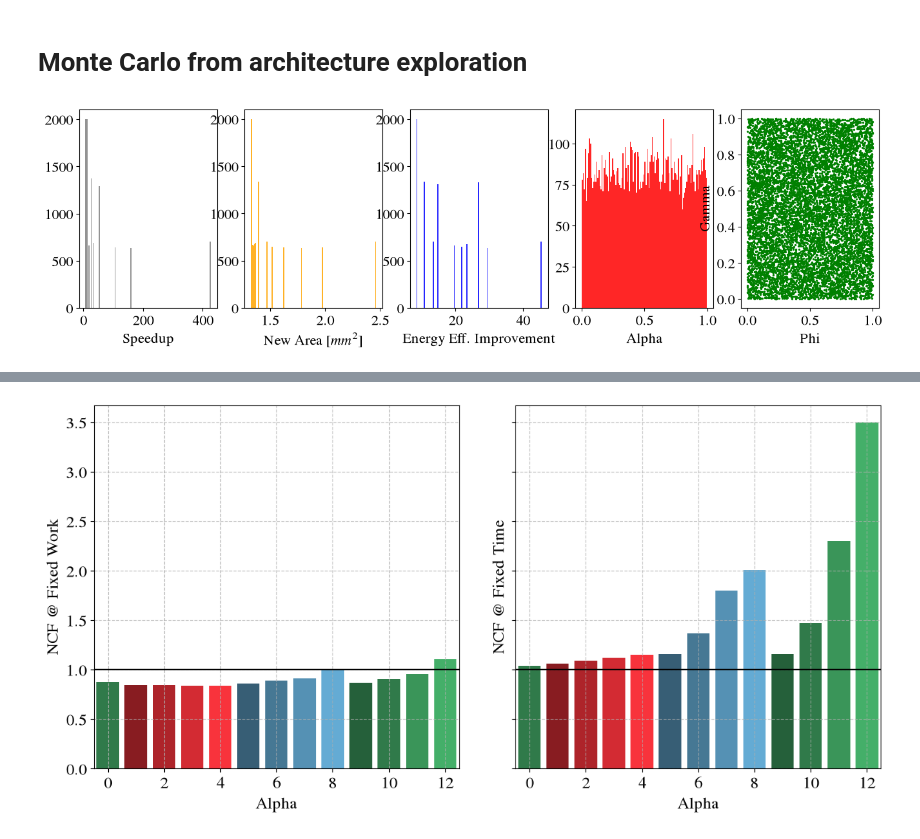
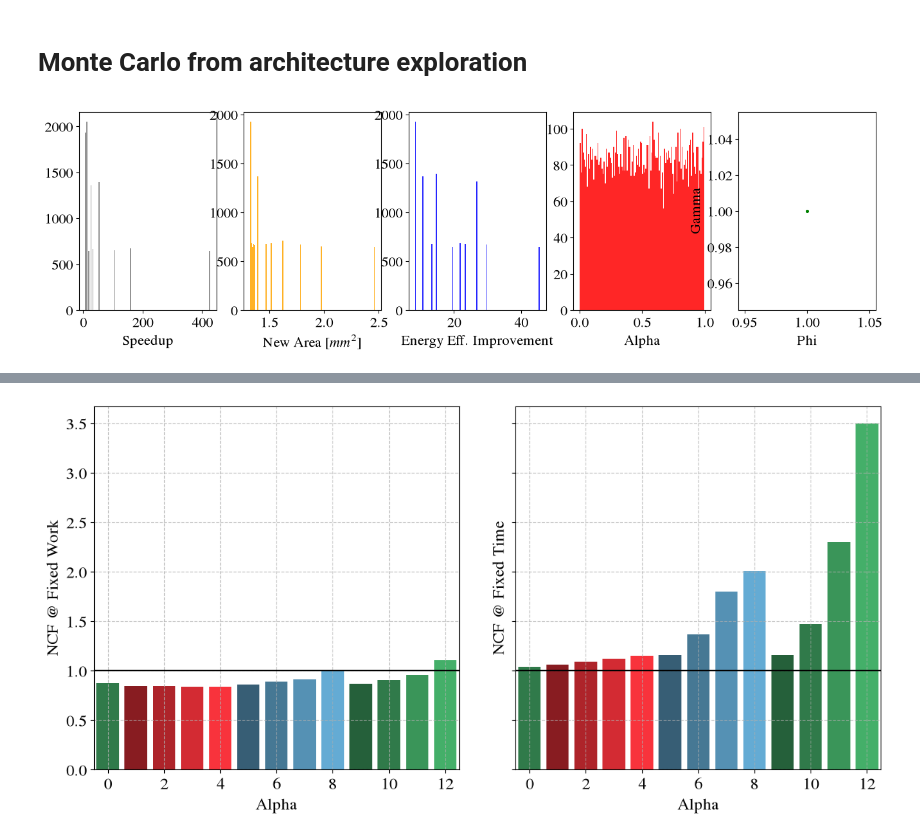
Before and after one commit to PolMaistriaux/IoT_Node_Modeling, a Jupyter notebook: Test_new_applications/Notebook_ASI_Framework.ipynb, the cells around one changed output, grey strips where cells are left out. Drawn from its saved outputs; the diff is of its cells as text; code cells hidden in the pictures.

```diff
--- a/Test_new_applications/Notebook_ASI_Framework.ipynb
+++ b/Test_new_applications/Notebook_ASI_Framework.ipynb
@@ -125,6 +125,8 @@ baseline_techNode= 65 #10
 baseline_energy  = nFFT* 5.7e-9
 baseline_latency = nFFT* 80
 baseline_power   = baseline_energy / baseline_latency
+
+area_overlap = 0 #0.095
 # %%
 # ----------------------------------------------------------------------
 #           RATIO
@@ -142,7 +144,7 @@ pipe_theor_Power          = pipe_theor_Energy       / pipe_theor_Latency
 
 # ----------------------------------------------------------------------
 
-theor_Area             = np.array([pipe_theor_Area         ,  para_theor_Area     ,  pipePara_theor_Area])
+theor_Area             = np.array([pipe_theor_Area         ,  para_theor_Area     ,  pipePara_theor_Area]) - area_overlap
 theor_Latency          = np.array([pipe_theor_Latency      ,  para_theor_Latency  ,  pipePara_theor_Latency])
 theor_Energy           = np.array([pipe_theor_Energy       ,  para_theor_Energy   ,  pipePara_theor_Energy])
 theor_Speedup          = np.array([pipe_theor_Speedup      ,  para_theor_Speedup  ,  pipePara_theor_Speedup])
@@ -150,7 +152,7 @@ theor_Power            = np.array([pipe_theor_Power        ,  para_theor_Power
 
 # ----------------------------------------------------------------------
 
-para_theor_area_ratio    = (para_theor_Area[:,:,np.newaxis]+baseline_area)    / baseline_area
+para_theor_area_ratio    = (para_theor_Area[:,:,np.newaxis]+baseline_area - area_overlap)    / baseline_area
 para_theor_power_ratio   = para_theor_Power   / baseline_power
 para_theor_energy_ratio  = para_theor_Energy  / baseline_energy
 para_theor_latency_ratio = para_theor_Latency / baseline_latency
@@ -158,7 +160,7 @@ para_theor_speedup_ratio = 1/(para_theor_latency_ratio)
 
 
 # ----------------------------------------------------------------------
-pipe_theor_area_ratio    = (pipe_theor_Area[:,:,np.newaxis]+baseline_area)    / baseline_area
+pipe_theor_area_ratio    = (pipe_theor_Area[:,:,np.newaxis]+baseline_area - area_overlap)    / baseline_area
 pipe_theor_power_ratio   = pipe_theor_Power   / baseline_power
 pipe_theor_energy_ratio  = pipe_theor_Energy  / baseline_energy
 pipe_theor_latency_ratio = pipe_theor_Latency / baseline_latency
@@ -166,7 +168,7 @@ pipe_theor_speedup_ratio = 1/(pipe_theor_latency_ratio)
 
 
 # ----------------------------------------------------------------------
-pipePara_theor_area_ratio    = (pipePara_theor_Area[:,:,np.newaxis]+baseline_area)    / baseline_area
+pipePara_theor_area_ratio    = (pipePara_theor_Area[:,:,np.newaxis]+baseline_area - area_overlap)    / baseline_area
 pipePara_theor_power_ratio   = pipePara_theor_Power   / baseline_power
 pipePara_theor_energy_ratio  = pipePara_theor_Energy  / baseline_energy
 pipePara_theor_latency_ratio = pipePara_theor_Latency / baseline_latency
@@ -749,37 +760,37 @@ covariance_matrix = [
 gaussian_samples = rng.multivariate_normal(means, covariance_matrix, size=N)
 # 3. Transform the normal variables to uniform variables using the standard normal CDF
 uniform_samples = norm.cdf(gaussian_samples)
 
-mc_phiE   = uniform_samples[:,0] * 1+0
-mc_phiA   = uniform_samples[:,1] * 1+0
+mc_phiE   = uniform_samples[:,0] * 0+1
+mc_phiA   = uniform_samples[:,1] * 0+1
 # ----------------------------------------------------------------------
 # 3. XASI METRIC
 # ----------------------------------------------------------------------
 #mc_asi_res     = asi_function(alpha=mc_alpha, area_ratio=mc_area_ratio, power_ratio=mc_power_ratio,print=False)
 mc_asi_res     = (1- (mc_alpha * mc_area_ratio))/( (1 - mc_alpha) * mc_power_ratio)
-mc_asi_res    = (1- ((1-mc_phiA)*mc_alpha + (1-mc_phiE)*(1-mc_alpha) +(mc_phiA* mc_alpha * mc_area_ratio)  ) ) / ( (mc_phiE) * (1 - mc_alpha) * mc_power_ratio)
+#mc_asi_res     = (1- ((1-mc_phiA)*mc_alpha + (1-mc_phiE)*(1-mc_alpha) +(mc_phiA* mc_alpha * mc_area_ratio)  ) ) / ( (mc_phiE) * (1 - mc_alpha) * mc_power_ratio)
 mc_ncf_fw_res  = (((1-mc_phiA) + mc_phiA*mc_area_ratio) * (mc_alpha)) +  (((1-mc_phiE) + mc_phiE*mc_energy_ratio )   * (1-mc_alpha))
 mc_ncf_ft_res  = (((1-mc_phiA) + mc_phiA*mc_area_ratio) * (mc_alpha)) +  (((1-mc_phiE) + mc_phiE*mc_power_ratio  )   * (1-mc_alpha))
 
 
 
 fig, ax = plt.subplots(1,5, figsize=(16,4))
 
 ax[0].hist(mc_speedup_ratio, bins=120, color='Gray', alpha=0.85, edgecolor='none')
 ax[0].set_xlabel('Speedup')
 ax[1].hist(mc_area_ratio, bins=120, color='Orange', alpha=0.85, edgecolor='none')
 ax[1].set_xlabel('New Area [$mm^2$]')
 ax[2].hist(1/mc_energy_ratio, bins=120, color='Blue', alpha=0.85, edgecolor='none')
 ax[2].set_xlabel('Energy Eff. Improvement')
 ax[3].hist(mc_alpha, bins=120, color='Red', alpha=0.85, edgecolor='none')
 ax[3].set_xlabel('Alpha')
 ax[4].scatter(mc_phiE, mc_phiA, color='Green',s=2)
 ax[4].set_xlabel('Phi')
 ax[4].set_ylabel('Gamma')
 
 plt.show()
 # %% [output]
-[figure, old version]
+[figure, new version]
 # %%
 fig, axes = plt.subplots(3, 2, figsize=(16, 8),  sharey=True,  sharex=True)
 
```
Also changed, not shown: parts of 11 cells of this notebook, 1 other file.
